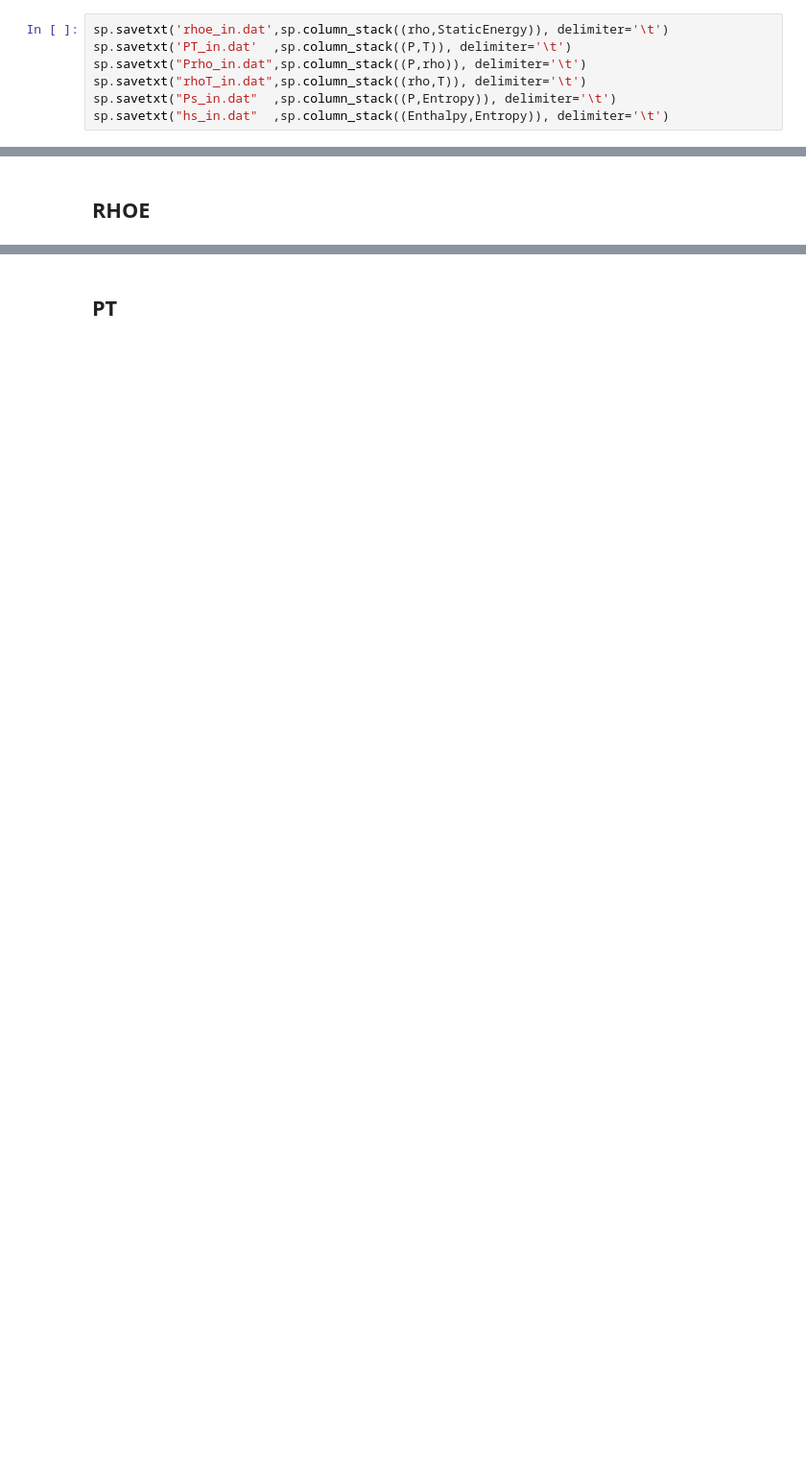
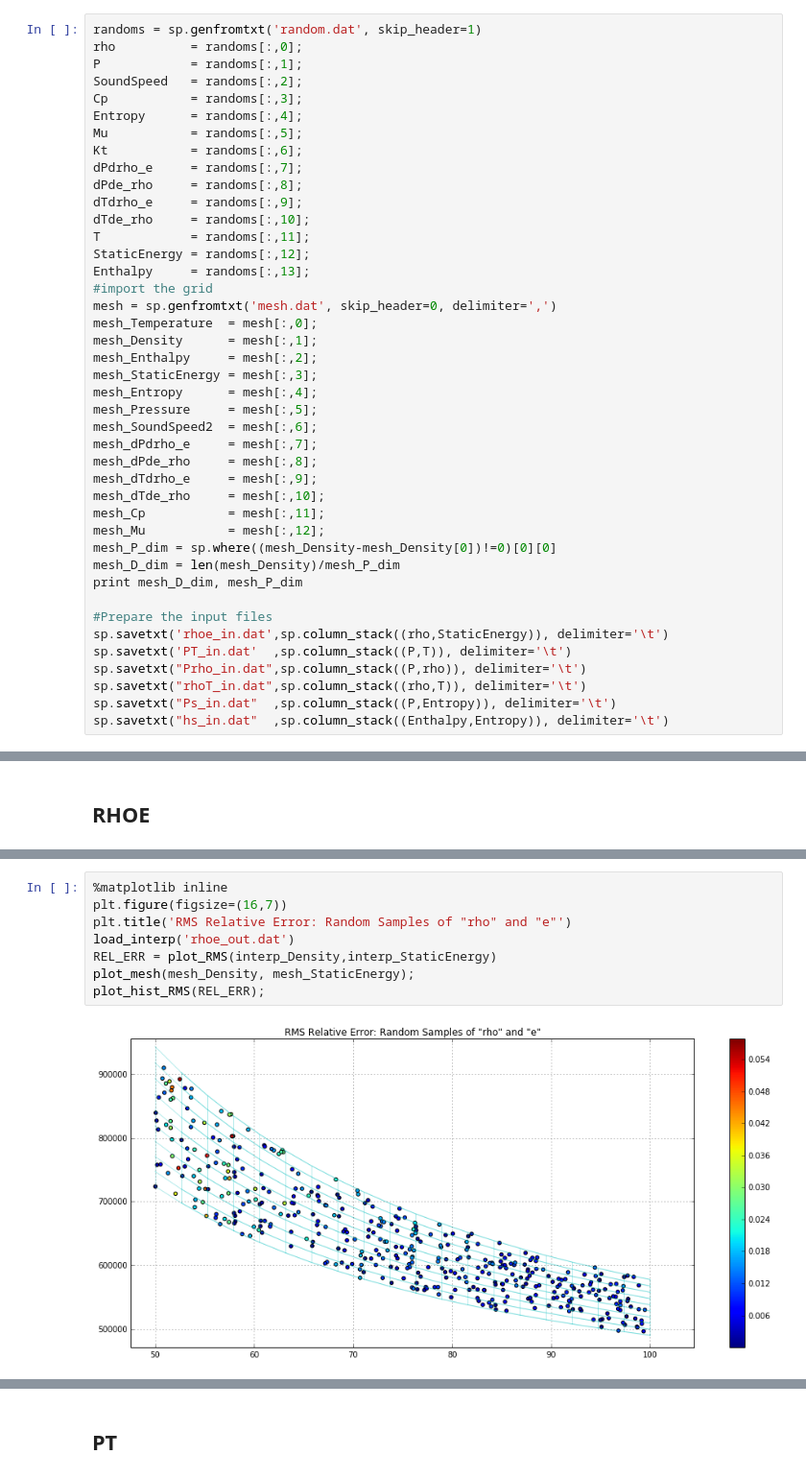
Before and after one commit to MatejKosec/LUTStandAlone, a Jupyter notebook: Verification.ipynb, the cells around one changed output, grey strips where cells are left out. Shown at 96% size. Cells and saved outputs as stored; diff of their text form; blank space fills up the shorter version.

```diff
--- a/Verification.ipynb
+++ b/Verification.ipynb
@@ -32,4 +18,39 @@ Enthalpy     = randoms[:,13];
 # %%
+randoms = sp.genfromtxt('random.dat', skip_header=1)
+rho          = randoms[:,0];
+P            = randoms[:,1];
+SoundSpeed   = randoms[:,2];
+Cp           = randoms[:,3];
+Entropy      = randoms[:,4];
+Mu           = randoms[:,5];
+Kt           = randoms[:,6];
+dPdrho_e     = randoms[:,7];
+dPde_rho     = randoms[:,8];
+dTdrho_e     = randoms[:,9];
+dTde_rho     = randoms[:,10];
+T            = randoms[:,11];
+StaticEnergy = randoms[:,12];
+Enthalpy     = randoms[:,13];
+#import the grid
+mesh = sp.genfromtxt('mesh.dat', skip_header=0, delimiter=',')
+mesh_Temperature  = mesh[:,0];
+mesh_Density      = mesh[:,1];
+mesh_Enthalpy     = mesh[:,2];
+mesh_StaticEnergy = mesh[:,3];
+mesh_Entropy      = mesh[:,4];
+mesh_Pressure     = mesh[:,5];
+mesh_SoundSpeed2  = mesh[:,6];
+mesh_dPdrho_e     = mesh[:,7];
+mesh_dPde_rho     = mesh[:,8];
+mesh_dTdrho_e     = mesh[:,9];
+mesh_dTde_rho     = mesh[:,10];
+mesh_Cp           = mesh[:,11];
+mesh_Mu           = mesh[:,12];
+mesh_P_dim = sp.where((mesh_Density-mesh_Density[0])!=0)[0][0]
+mesh_D_dim = len(mesh_Density)/mesh_P_dim
+print mesh_D_dim, mesh_P_dim
+
+#Prepare the input files
 sp.savetxt('rhoe_in.dat',sp.column_stack((rho,StaticEnergy)), delimiter='\t')
 sp.savetxt('PT_in.dat'  ,sp.column_stack((P,T)), delimiter='\t')
 sp.savetxt("Prho_in.dat",sp.column_stack((P,rho)), delimiter='\t')
@@ -158,0 +176,10 @@ plot_error();
+# %%
+%matplotlib inline
+plt.figure(figsize=(16,7))
+plt.title('RMS Relative Error: Random Samples of "rho" and "e"')
+load_interp('rhoe_out.dat')
+REL_ERR = plot_RMS(interp_Density,interp_StaticEnergy)
+plot_mesh(mesh_Density, mesh_StaticEnergy);
+plot_hist_RMS(REL_ERR);
+# %% [output]
+[figure, added]
```
Also changed, not shown: parts of 25 cells of this notebook, 7 other files.
